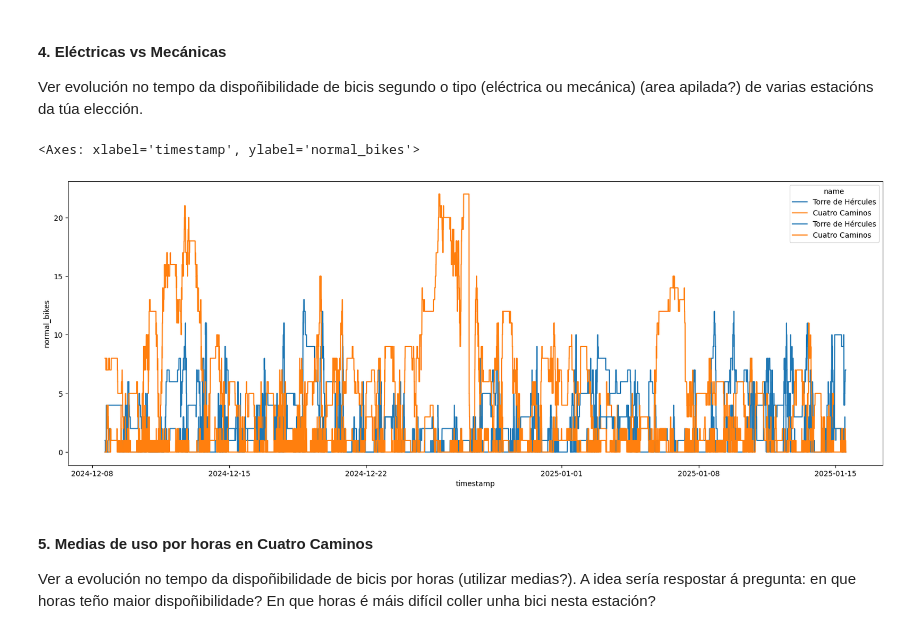
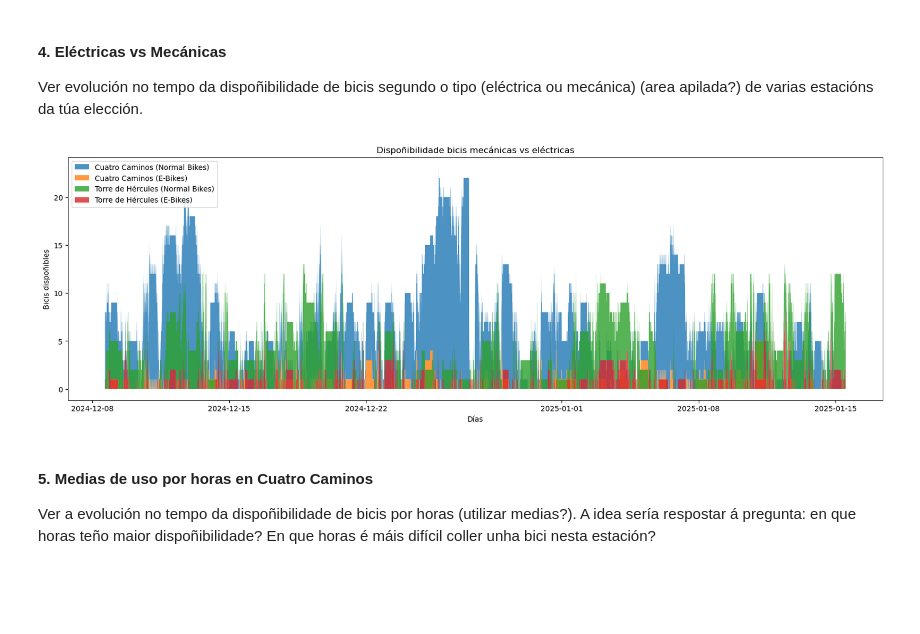
Before and after one commit to ines-learning-hub/citybikes-analytics, a Jupyter notebook: 05_exercicio.ipynb, the cells around one changed output. Saved outputs shown, nothing was run; the diff lists cells and outputs as text; code cells hidden in the pictures; blank space fills up the shorter version.

```diff
--- a/05_exercicio.ipynb
+++ b/05_exercicio.ipynb
@@ -92,15 +86,22 @@ plt.show()
 # %% [markdown]
 #### **4. Eléctricas vs Mecánicas**
 Ver evolución no tempo da dispoñibilidade de bicis segundo o tipo (eléctrica ou mecánica) (area apilada?) de varias estacións da túa elección.
-# %%
-df_some_stations = df_bikes[df_bikes['name'].isin(['Cuatro Caminos', 'Torre de Hércules'])]
-
-plt.figure(figsize=(20,7))
-sns.lineplot(data=df_some_stations, x='timestamp', y='normal_bikes', hue='name')
-sns.lineplot(data=df_some_stations, x='timestamp', y='ebikes', hue='name')
-# %% [output]
-<Axes: xlabel='timestamp', ylabel='normal_bikes'>
-[figure, removed]
+# %%
+df_some_stations = df_bikes[df_bikes['name'].isin(['Cuatro Caminos', 'Torre de Hércules'])]
+
+plt.figure(figsize=(20, 6))
+
+for name, group in df_some_stations.groupby("name"):
+    plt.fill_between(group["timestamp"], group["normal_bikes"] + group["ebikes"], group["ebikes"], alpha=0.8, label=f"{name} (Normal Bikes)")
+    plt.fill_between(group["timestamp"], group["ebikes"], alpha=0.8, label=f"{name} (E-Bikes)")
+
+plt.legend(loc="upper left")
+plt.xlabel("Días")
+plt.ylabel("Bicis dispoñibles")
+plt.title("Dispoñibilidade bicis mecánicas vs eléctricas")
+plt.show()
+# %% [output]
+[figure, added]
 # %% [markdown]
 #### **5. Medias de uso por horas en Cuatro Caminos**
 Ver a evolución no tempo da dispoñibilidade de bicis por horas (utilizar medias?). A idea sería respostar á pregunta: en que horas teño maior dispoñibilidade? En que horas é máis difícil coller unha bici nesta estación?
```
Also changed, not shown: parts of 18 cells of this notebook.
